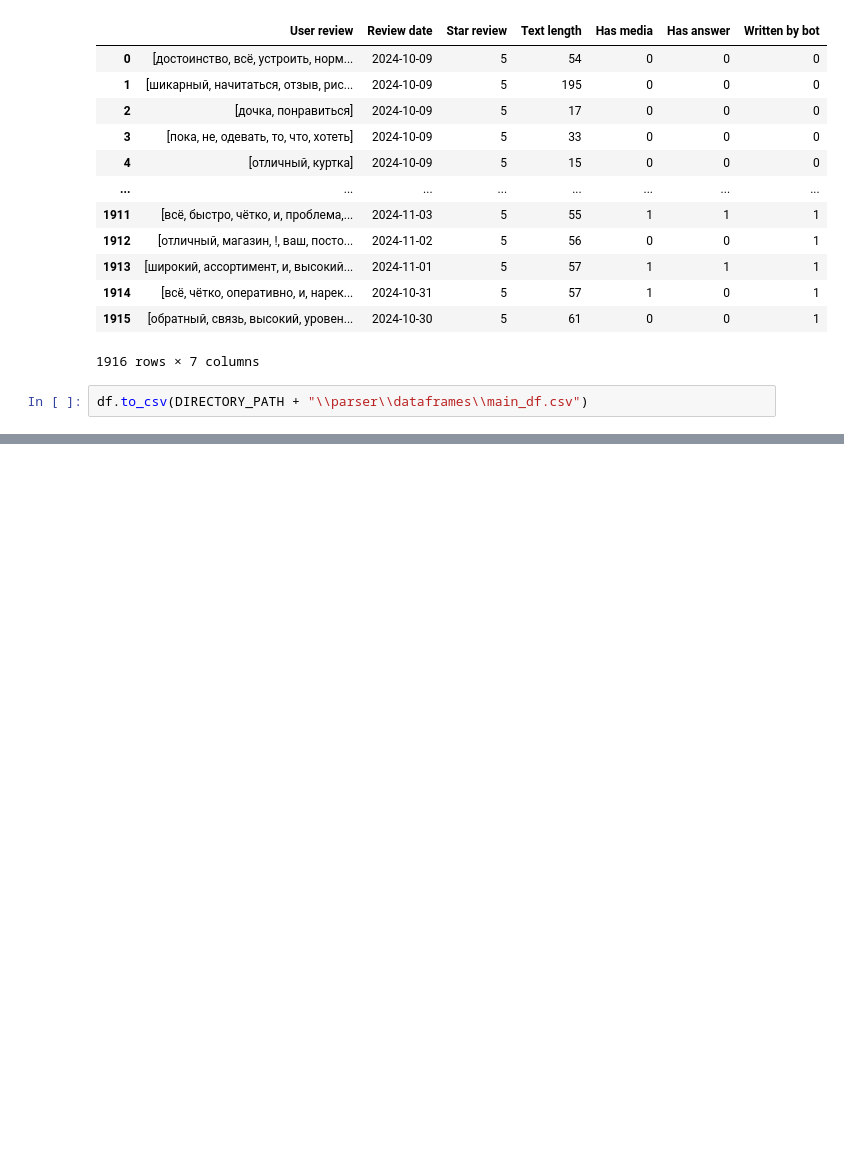
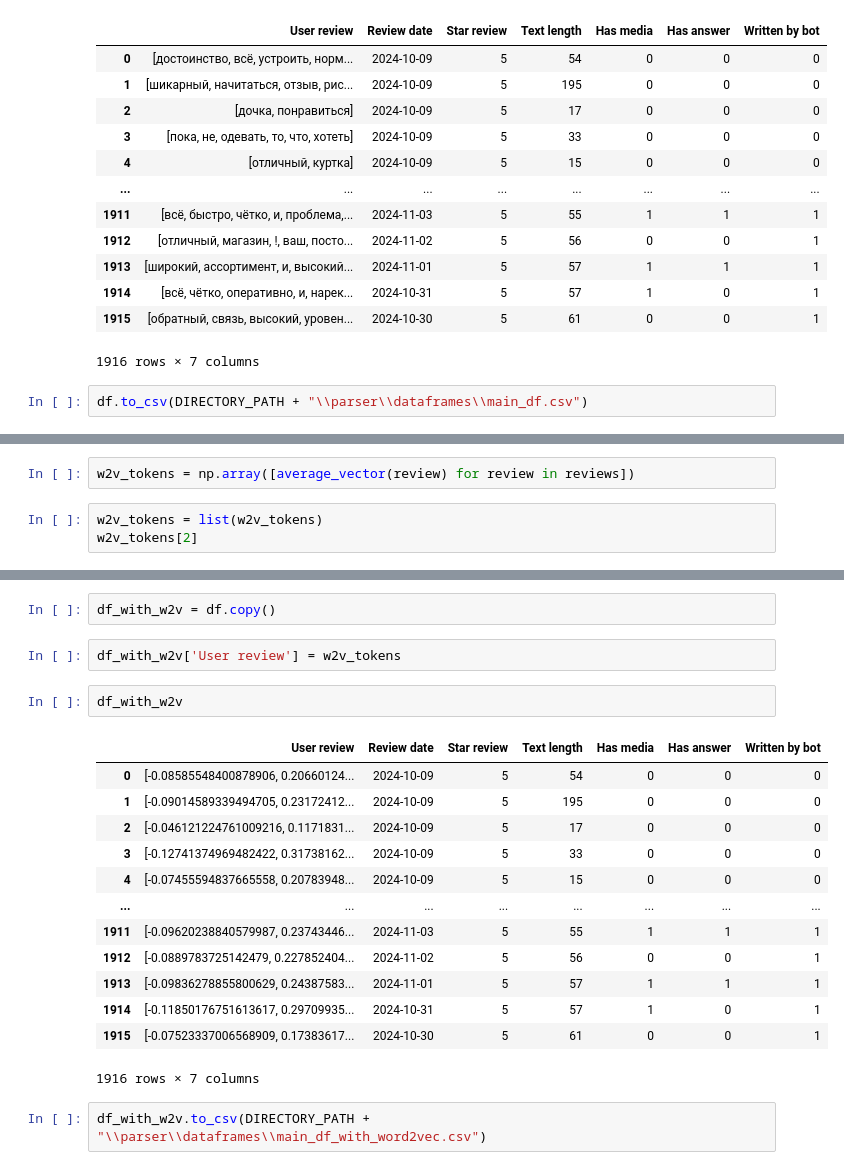
Before and after one commit to Garinelli/ReviewAI, a Jupyter notebook: src/ml/nltk_preprocessing.ipynb, the cells around one changed output, grey strips where cells are left out. Saved outputs shown, nothing was run; the diff lists cells and outputs as text; blank space fills up the shorter version.

Commit message:
Added word2vec.

```diff
--- a/src/ml/nltk_preprocessing.ipynb
+++ b/src/ml/nltk_preprocessing.ipynb
@@ -238,0 +252,5 @@ df.to_csv(DIRECTORY_PATH + "\\parser\\dataframes\\main_df.csv")
+# %%
+w2v_tokens = np.array([average_vector(review) for review in reviews])
+# %%
+w2v_tokens = list(w2v_tokens)
+w2v_tokens[2]
@@ -238,0 +278,22 @@ df.to_csv(DIRECTORY_PATH + "\\parser\\dataframes\\main_df.csv")
+# %%
+df_with_w2v = df.copy()
+# %%
+df_with_w2v['User review'] = w2v_tokens
+# %%
+df_with_w2v
+# %% [output]
+|  | User review | Review date | Star review | Text length | Has media | Has answer | Written by bot |
+| 0 | [-0.08585548400878906, 0.20660124... | 2024-10-09 | 5 | 54 | 0 | 0 | 0 |
+| 1 | [-0.09014589339494705, 0.23172412... | 2024-10-09 | 5 | 195 | 0 | 0 | 0 |
+| 2 | [-0.046121224761009216, 0.1171831... | 2024-10-09 | 5 | 17 | 0 | 0 | 0 |
+| 3 | [-0.12741374969482422, 0.31738162... | 2024-10-09 | 5 | 33 | 0 | 0 | 0 |
+| 4 | [-0.07455594837665558, 0.20783948... | 2024-10-09 | 5 | 15 | 0 | 0 | 0 |
+| ... | ... | ... | ... | ... | ... | ... | ... |
+| 1911 | [-0.09620238840579987, 0.23743446... | 2024-11-03 | 5 | 55 | 1 | 1 | 1 |
+| 1912 | [-0.0889783725142479, 0.227852404... | 2024-11-02 | 5 | 56 | 0 | 0 | 1 |
+| 1913 | [-0.09836278855800629, 0.24387583... | 2024-11-01 | 5 | 57 | 1 | 1 | 1 |
+| 1914 | [-0.11850176751613617, 0.29709935... | 2024-10-31 | 5 | 57 | 1 | 0 | 1 |
+| 1915 | [-0.07523337006568909, 0.17383617... | 2024-10-30 | 5 | 61 | 0 | 0 | 1 |
+1916 rows × 7 columns
+# %%
+df_with_w2v.to_csv(DIRECTORY_PATH + "\\parser\\dataframes\\main_df_with_word2vec.csv")
```
Also changed, not shown: parts of 6 cells of this notebook, 1 other file.
